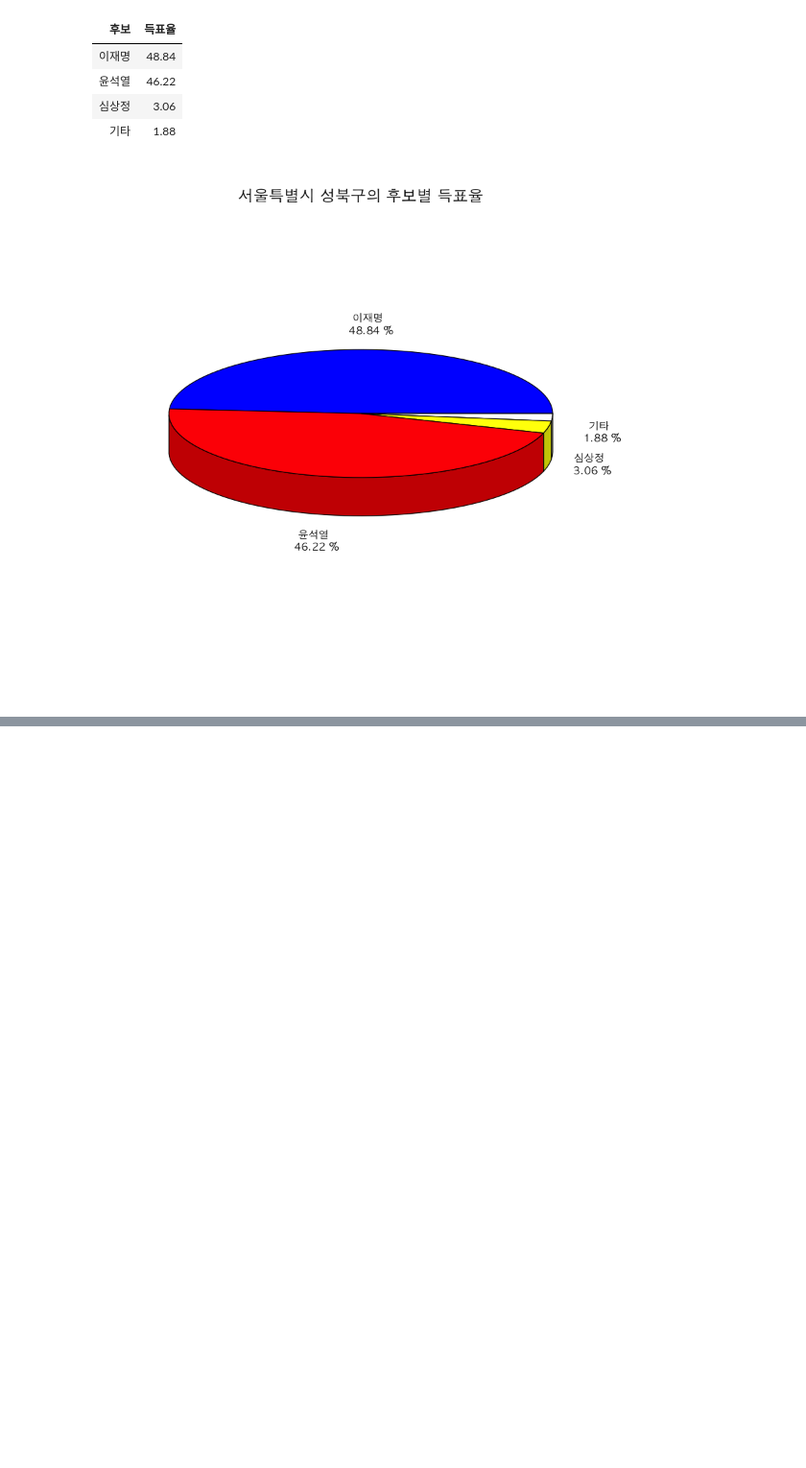
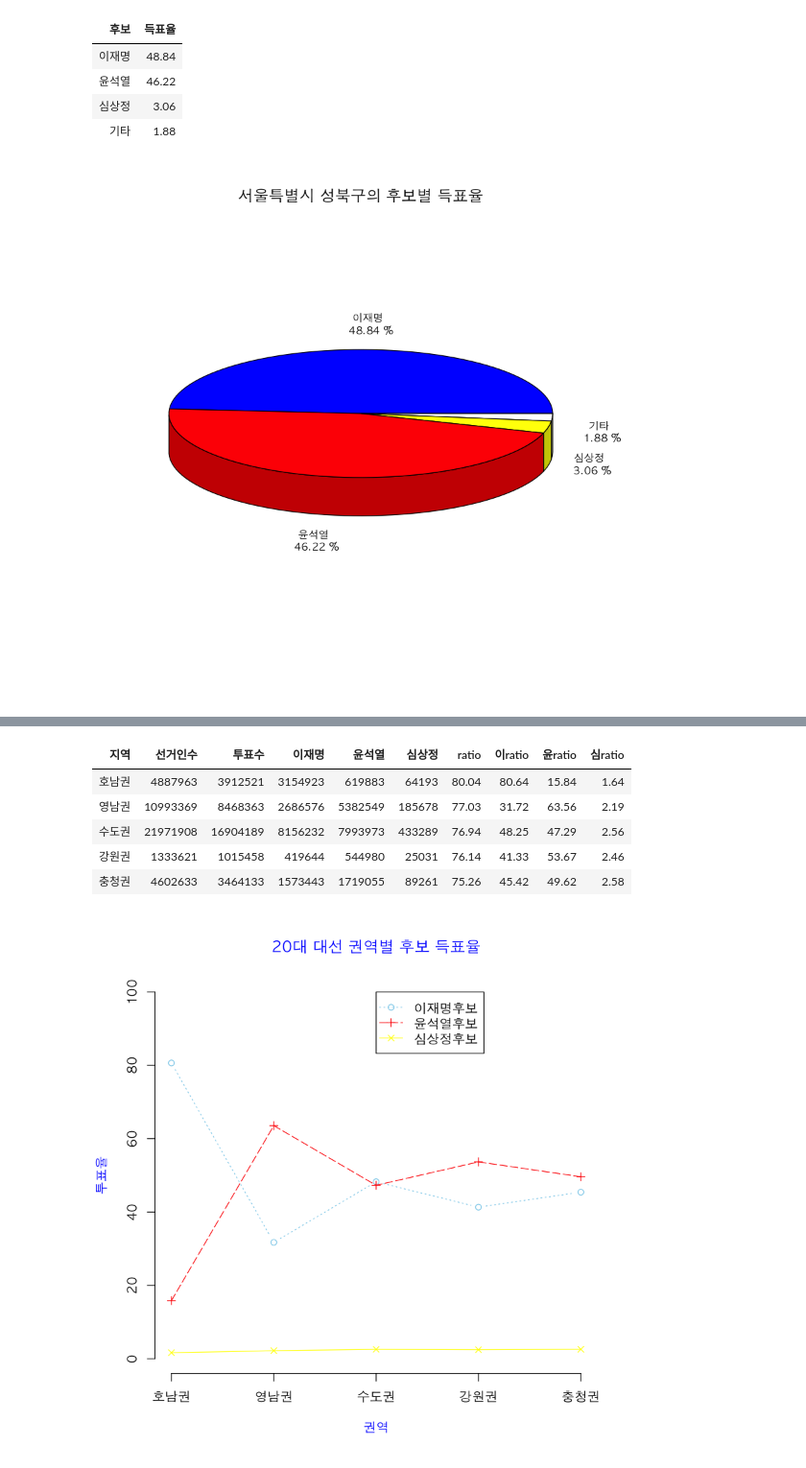
Before and after one commit to swyoo39/R_base, a Jupyter notebook: R_base/10.20대_대선자료_시각화.ipynb, the cells around one changed output, grey strips where cells are left out. Shown at 96% size. Drawn from its saved outputs; the diff is of its cells as text; code cells hidden in the pictures; blank space fills up the shorter version.

```diff
--- a/R_base/10.20대_대선자료_시각화.ipynb
+++ b/R_base/10.20대_대선자료_시각화.ipynb
@@ -259,0 +458,62 @@ pie3D(성북구.득표율$득표율,
+# %%
+par(family="AppleGothic")
+수도권 <-c('서울특별시','인천광역시','경기도')
+강원권 <-'강원도'
+영남권 <- c('경상북도','경상남도','대구광역시','부산광역시','울산광역시')
+충청권 <- c('충청북도','충청남도','세종특별자치시','대전광역시')
+호남권 <- c('전라남도','전라북도','제주특별자치도','광주광역시')
+
+election$지역 <- ifelse(election$광역시도 %in% 수도권,'수도권',
+               ifelse(election$광역시도 %in% 강원권,'강원권',
+                     ifelse(election$광역시도 %in% 영남권,'영남권',
+                           ifelse(election$광역시도 %in% 충청권,'충청권','호남권'))))
+elec1 <- aggregate(cbind(선거인수,투표수,이재명,윤석열,심상정)~지역,election,sum)
+elec1$ratio <- round(elec1$투표수/elec1$선거인수*100,2)
+elec1$이ratio <- round(elec1$이재명/elec1$투표수*100,2)
+elec1$윤ratio <- round(elec1$윤석열/elec1$투표수*100,2)
+elec1$심ratio <- round(elec1$심상정/elec1$투표수*100,2)
+arrange(elec1,desc(ratio))
+elec2 <- t(arrange(elec1,desc(ratio))[1:5,7:10])
+colnames(elec2)=c('호남권','영남권','수도권','강원권','충청권')
+이 <- elec2[2,]
+윤 <- elec2[3,]
+심 <- elec2[4,]
+plot(이,
+     type ="b",
+     ylim=c(0,100),
+     axes=F,
+     ann=F,
+     col="sky blue",
+     lty=3
+    )
+legend(3,100,
+      c("이재명후보","윤석열후보","심상정후보"),
+      col=c("sky blue","red","yellow"),
+      pch=c(21,3,4),
+      lty=c(3,5,1)
+      )
+title(main="20대 대선 권역별 후보 득표율", col.main="blue")
+title(xlab="권역", col.lab="blue")
+title(ylab="투표율", col.lab="blue")
+axis(1,at=1:5,lab=c('호남권','영남권','수도권','강원권','충청권'))
+axis(2,ylim=c(0,100))
+lines(윤,
+      type="o",
+      pch=3,
+      col="red",
+      lty=5
+     )
+lines(심,
+      type="o",
+      pch=4,
+      col="yellow",
+      lty=1
+     )
+# %% [output]
+| 지역 | 선거인수 | 투표수 | 이재명 | 윤석열 | 심상정 | ratio | 이ratio | 윤ratio | 심ratio |
+| 호남권 | 4887963 | 3912521 | 3154923 | 619883 | 64193 | 80.04 | 80.64 | 15.84 | 1.64 |
+| 영남권 | 10993369 | 8468363 | 2686576 | 5382549 | 185678 | 77.03 | 31.72 | 63.56 | 2.19 |
+| 수도권 | 21971908 | 16904189 | 8156232 | 7993973 | 433289 | 76.94 | 48.25 | 47.29 | 2.56 |
+| 강원권 | 1333621 | 1015458 | 419644 | 544980 | 25031 | 76.14 | 41.33 | 53.67 | 2.46 |
+| 충청권 | 4602633 | 3464133 | 1573443 | 1719055 | 89261 | 75.26 | 45.42 | 49.62 | 2.58 |
+[figure, added]
```
Also changed, not shown: parts of 21 cells of this notebook, 1 other file.
